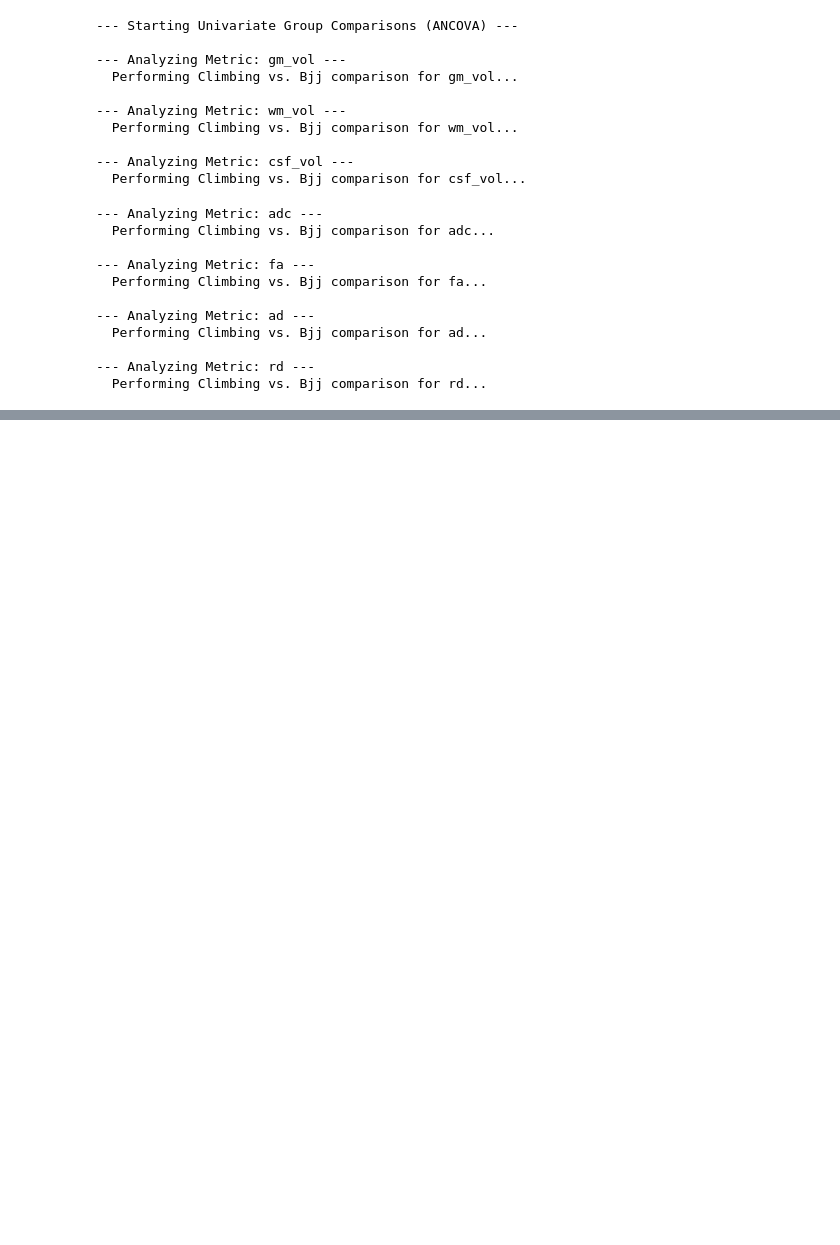
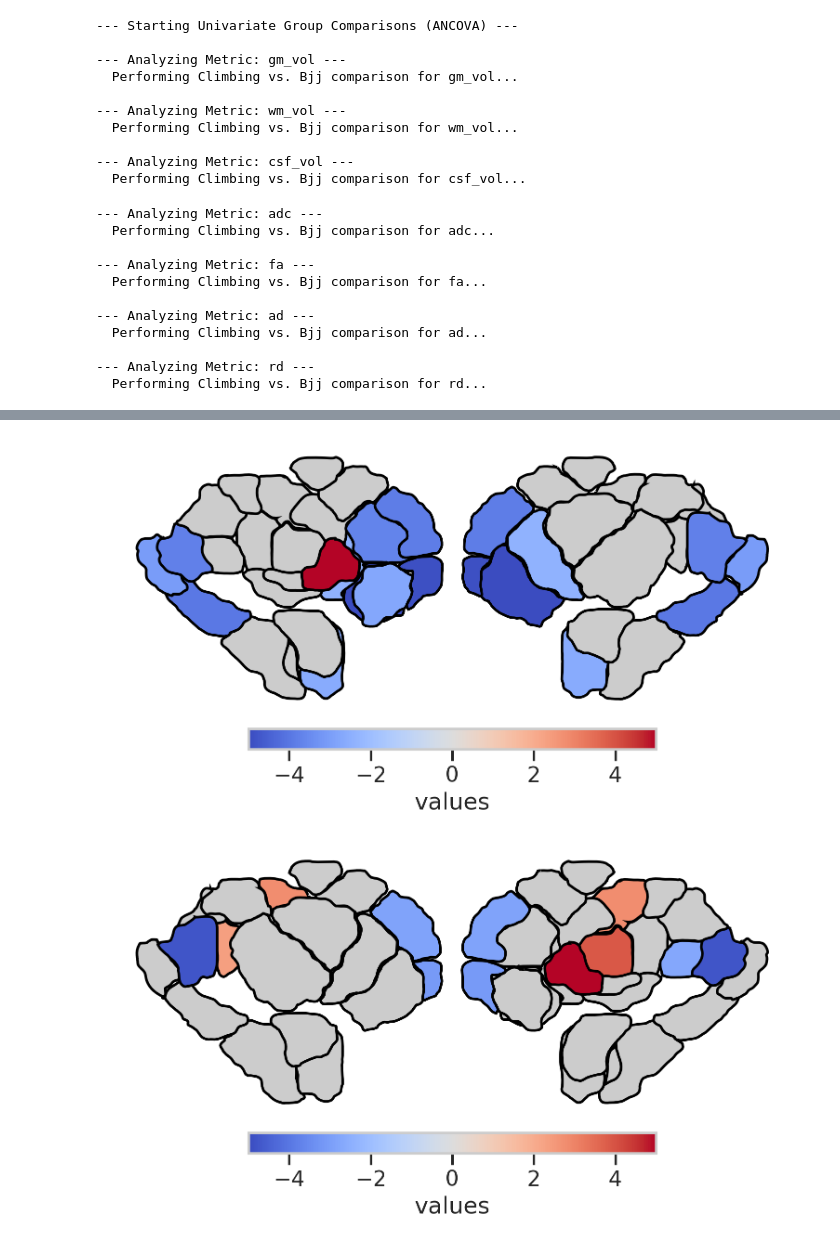
Before and after one commit to GalKepler/athletes_brain, a Jupyter notebook: notebooks/fig1/fig1.ipynb, the cells around one changed output, grey strips where cells are left out. Saved outputs shown, nothing was run; the diff lists cells and outputs as text; code cells hidden in the pictures; blank space fills up the shorter version.

```diff
--- a/notebooks/fig1/fig1.ipynb
+++ b/notebooks/fig1/fig1.ipynb
@@ -437,0 +478,28 @@ for hemi, hemi_data, key, vis_data in zip(
+# %%
+from subcortex_visualization.plotting import plot_subcortical_data
+
+subcort_df = pd.DataFrame(value_map_subcortex)
+if "schaefer" in ATLAS:
+    subcort_df["region"] = subcort_df["region"] - int(ATLAS.split("_")[1])
+
+
+for hemi in ["L", "R"]:
+
+    fig = plot_subcortical_data(
+        subcort_df,
+        atlas="Melbourne_S3",
+        show_legend=True,
+        hemisphere=hemi,
+        cmap="coolwarm",
+        line_color="black",
+        line_thickness=2,
+        vmin=vmin,
+        vmax=vmax,
+        show_figure=False,
+    )
+
+    # save figure
+    # savefig_nice(fig, OUTPUT_DIR / f"fig2_subcort_{metric}_{hemi}_{value_column}.png", dpi=400)
+# %% [output]
+[figure, added]
+[figure, added]
```
Also changed, not shown: parts of 8 cells of this notebook, 1 other file.
